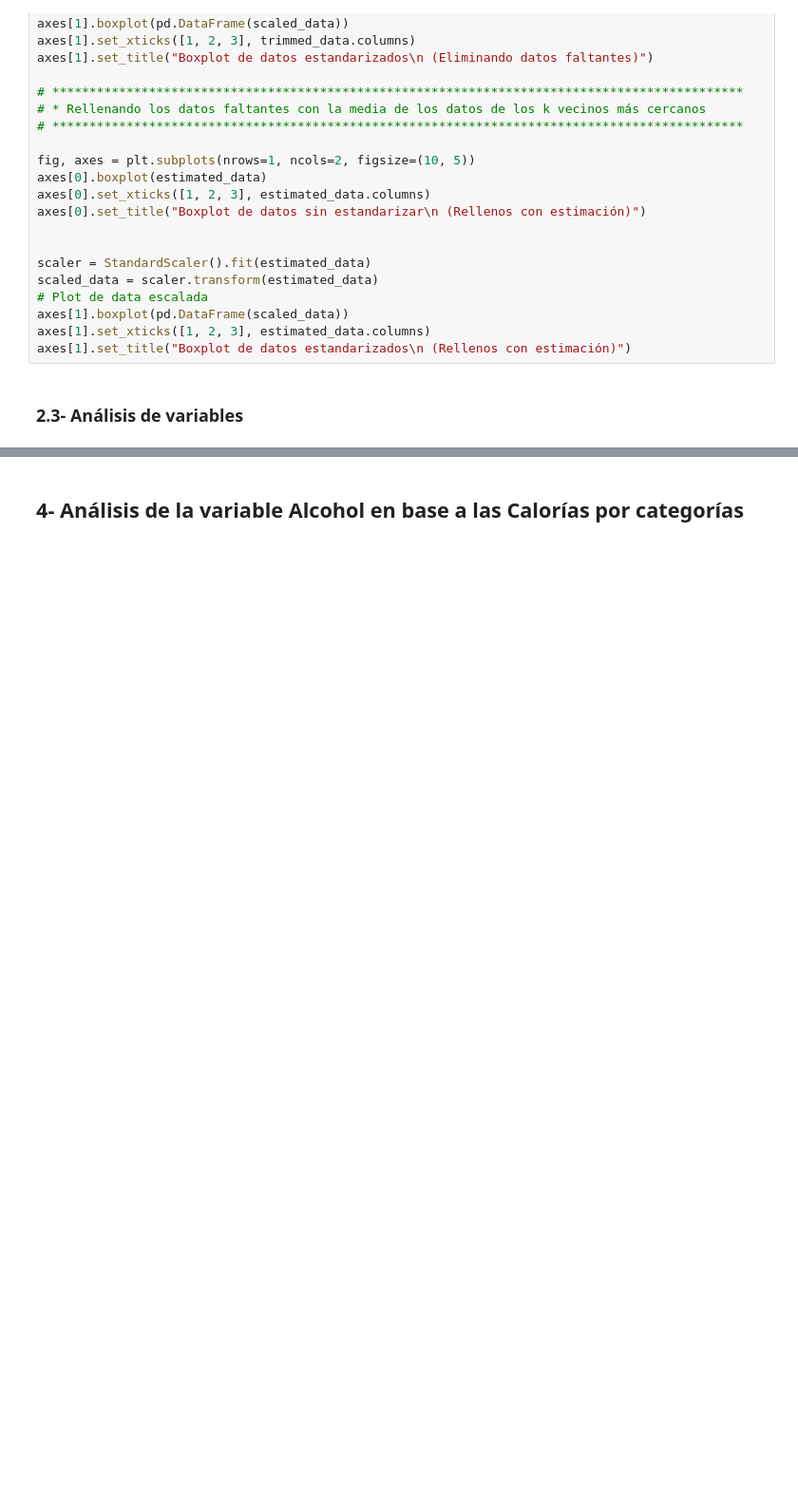
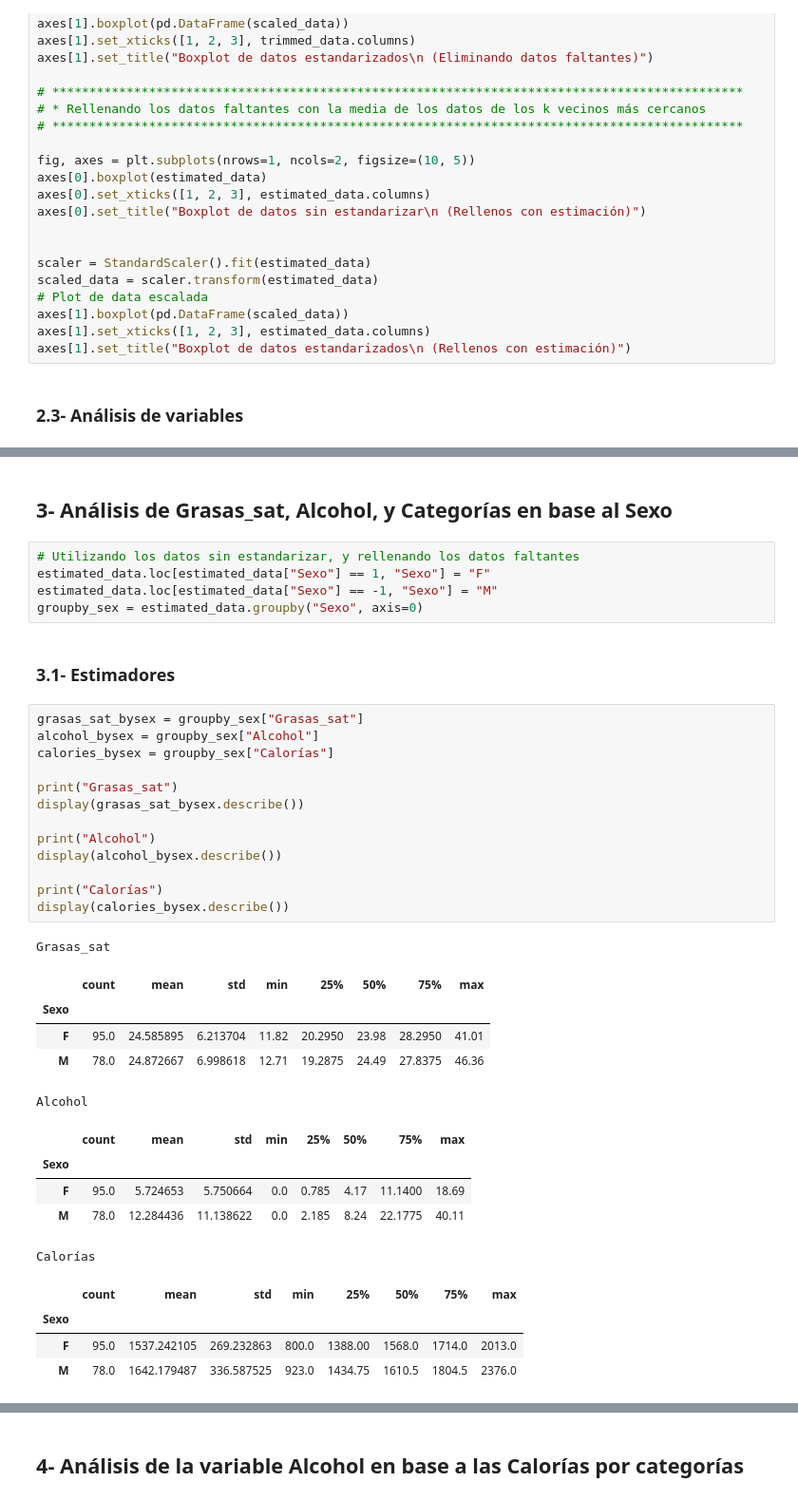
Before and after one commit to oserpe/machine-learning, a Jupyter notebook: analysis.ipynb, the cells around one changed output, grey strips where cells are left out. Shown: that part at 95% size. Saved outputs shown, nothing was run; the diff lists cells and outputs as text; blank space fills up the shorter version.

```diff
--- a/analysis.ipynb
+++ b/analysis.ipynb
@@ -258,0 +195,38 @@ Text(0.5, 1.0, 'Grasas_sat')
+# %% [markdown]
+## 3- Análisis de Grasas_sat, Alcohol, y Categorías en base al Sexo
+# %%
+# Utilizando los datos sin estandarizar, y rellenando los datos faltantes
+estimated_data.loc[estimated_data["Sexo"] == 1, "Sexo"] = "F"
+estimated_data.loc[estimated_data["Sexo"] == -1, "Sexo"] = "M"
+groupby_sex = estimated_data.groupby("Sexo", axis=0)
+# %% [markdown]
+### 3.1- Estimadores
+# %%
+grasas_sat_bysex = groupby_sex["Grasas_sat"]
+alcohol_bysex = groupby_sex["Alcohol"]
+calories_bysex = groupby_sex["Calorías"]
+
+print("Grasas_sat")
+display(grasas_sat_bysex.describe())
+
+print("Alcohol")
+display(alcohol_bysex.describe())
+
+print("Calorías")
+display(calories_bysex.describe())
+# %% [output]
+Grasas_sat
+|  | count | mean | std | min | 25% | 50% | 75% | max |
+| Sexo |  |  |  |  |  |  |  |  |
+| F | 95.0 | 24.585895 | 6.213704 | 11.82 | 20.2950 | 23.98 | 28.2950 | 41.01 |
+| M | 78.0 | 24.872667 | 6.998618 | 12.71 | 19.2875 | 24.49 | 27.8375 | 46.36 |
+Alcohol
+|  | count | mean | std | min | 25% | 50% | 75% | max |
+| Sexo |  |  |  |  |  |  |  |  |
+| F | 95.0 | 5.724653 | 5.750664 | 0.0 | 0.785 | 4.17 | 11.1400 | 18.69 |
+| M | 78.0 | 12.284436 | 11.138622 | 0.0 | 2.185 | 8.24 | 22.1775 | 40.11 |
+Calorías
+|  | count | mean | std | min | 25% | 50% | 75% | max |
+| Sexo |  |  |  |  |  |  |  |  |
+| F | 95.0 | 1537.242105 | 269.232863 | 800.0 | 1388.00 | 1568.0 | 1714.0 | 2013.0 |
+| M | 78.0 | 1642.179487 | 336.587525 | 923.0 | 1434.75 | 1610.5 | 1804.5 | 2376.0 |
```
Also changed, not shown: parts of 5 cells of this notebook.
